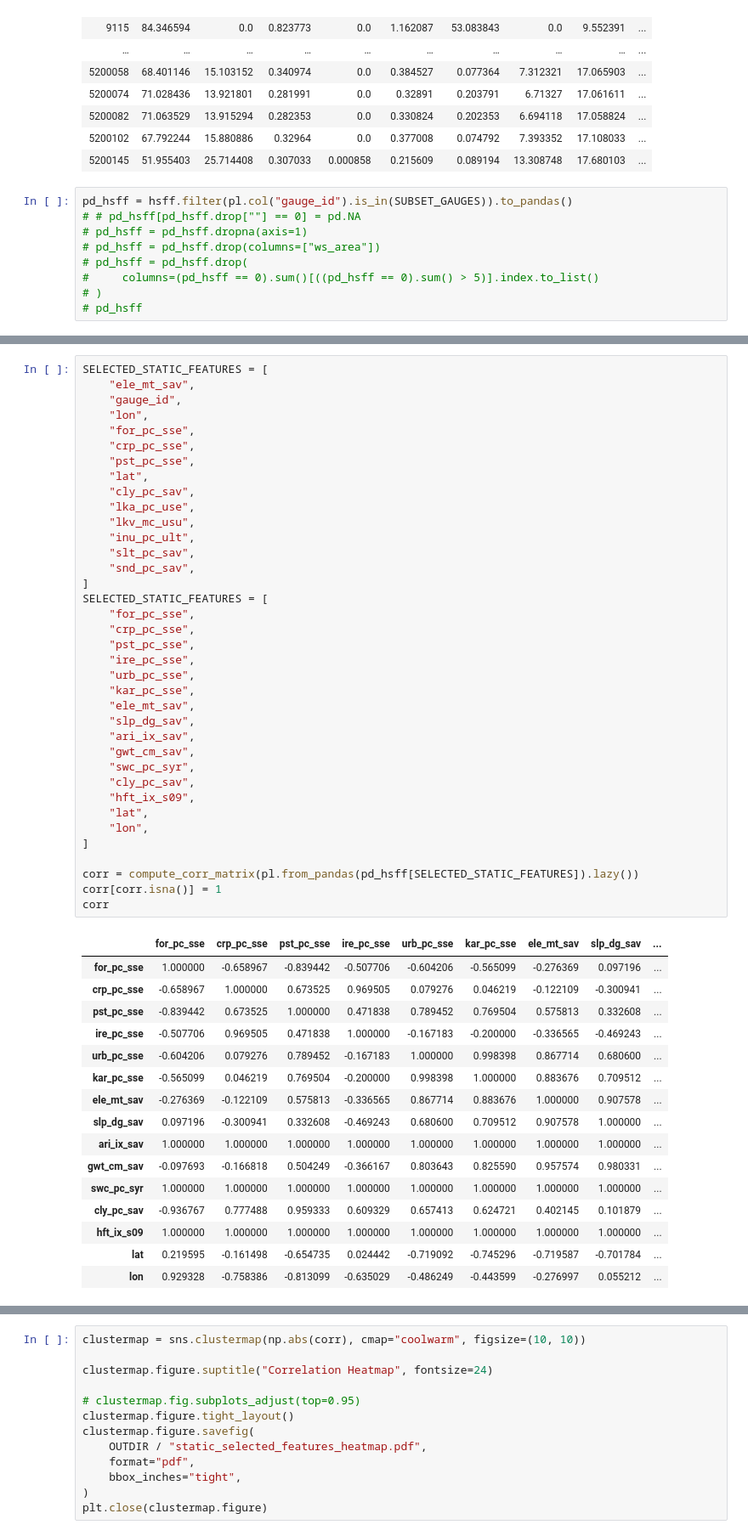
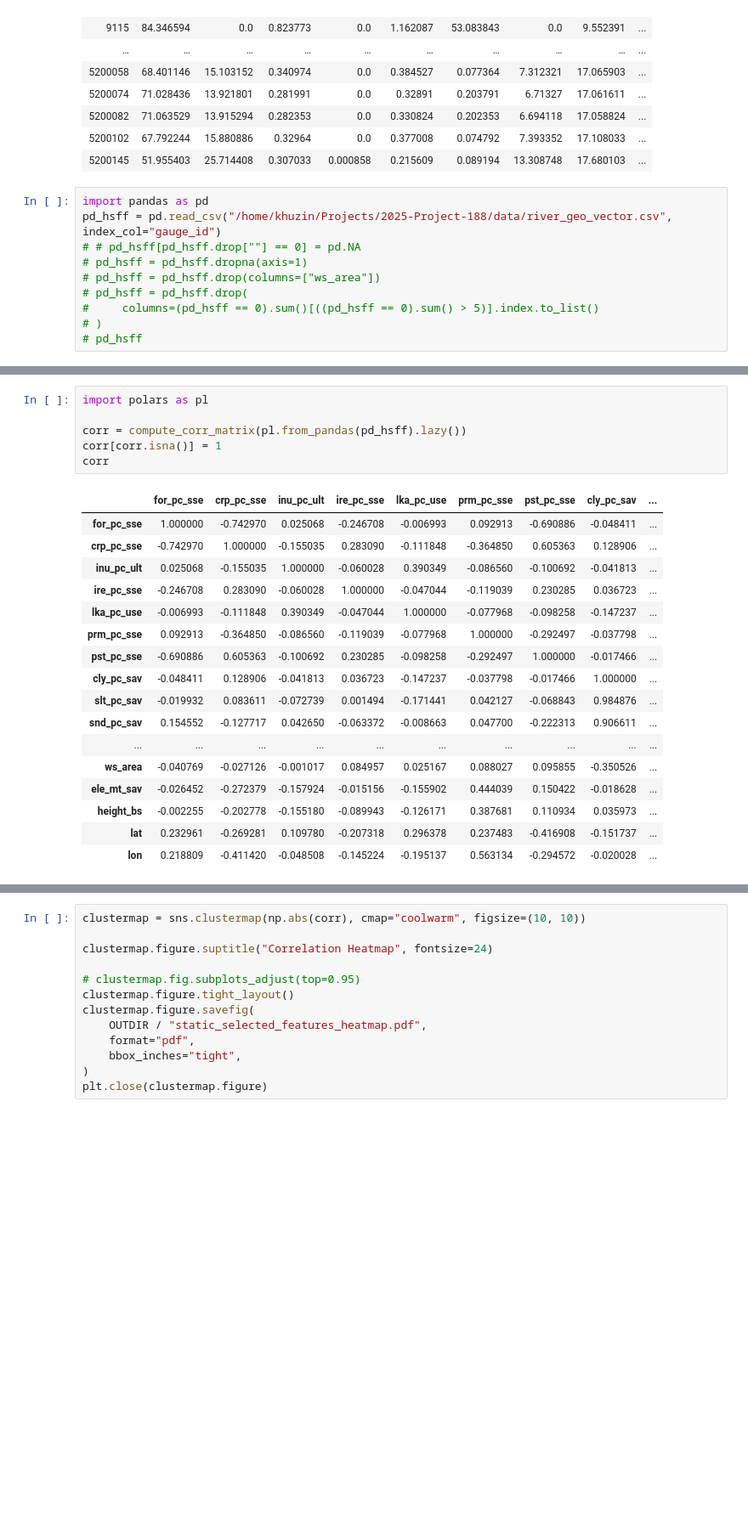
Before and after one commit to intsystems/2025-Project-188, a Jupyter notebook: code/notebooks/Fast and small/Data analysis.ipynb, the cells around one changed output, grey strips where cells are left out. Shown at 85% size. Saved outputs shown, nothing was run; the diff lists cells and outputs as text; blank space fills up the shorter version.

```diff
--- a/code/notebooks/Fast and small/Data analysis.ipynb
+++ b/code/notebooks/Fast and small/Data analysis.ipynb
@@ -194,7 +194,8 @@ shape: (2_203, 150)
 | 5200102 | 67.792244 | 15.880886 | 0.32964 | 0.0 | 0.377008 | 0.074792 | 7.393352 | 17.108033 | ... |
 | 5200145 | 51.955403 | 25.714408 | 0.307033 | 0.000858 | 0.215609 | 0.089194 | 13.308748 | 17.680103 | ... |
 # %%
-pd_hsff = hsff.filter(pl.col("gauge_id").is_in(SUBSET_GAUGES)).to_pandas()
+import pandas as pd
+pd_hsff = pd.read_csv("/home/khuzin/Projects/2025-Project-188/data/river_geo_vector.csv", index_col="gauge_id")
 # # pd_hsff[pd_hsff.drop[""] == 0] = pd.NA
 # pd_hsff = pd_hsff.dropna(axis=1)
 # pd_hsff = pd_hsff.drop(columns=["ws_area"])
@@ -234,54 +206,24 @@ print(pd_hsff[["gauge_id"] + SELECTED_STATIC_FEATURES ])
 # %%
-SELECTED_STATIC_FEATURES = [
-    "ele_mt_sav",
-    "gauge_id",
-    "lon",
-    "for_pc_sse",
-    "crp_pc_sse",
-    "pst_pc_sse",
-    "lat",
-    "cly_pc_sav",
-    "lka_pc_use",
-    "lkv_mc_usu",
-    "inu_pc_ult",
-    "slt_pc_sav",
-    "snd_pc_sav",
-]
-SELECTED_STATIC_FEATURES = [
-    "for_pc_sse",
-    "crp_pc_sse",
-    "pst_pc_sse",
-    "ire_pc_sse",
-    "urb_pc_sse",
-    "kar_pc_sse",
-    "ele_mt_sav",
-    "slp_dg_sav",
-    "ari_ix_sav",
-    "gwt_cm_sav",
-    "swc_pc_syr",
-    "cly_pc_sav",
-    "hft_ix_s09",
-    "lat",
-    "lon",
-]
+import polars as pl
 
-corr = compute_corr_matrix(pl.from_pandas(pd_hsff[SELECTED_STATIC_FEATURES]).lazy())
+corr = compute_corr_matrix(pl.from_pandas(pd_hsff).lazy())
 corr[corr.isna()] = 1
 corr
 # %% [output]
-|  | for_pc_sse | crp_pc_sse | pst_pc_sse | ire_pc_sse | urb_pc_sse | kar_pc_sse | ele_mt_sav | slp_dg_sav | ... |
-| for_pc_sse | 1.000000 | -0.658967 | -0.839442 | -0.507706 | -0.604206 | -0.565099 | -0.276369 | 0.097196 | ... |
-| crp_pc_sse | -0.658967 | 1.000000 | 0.673525 | 0.969505 | 0.079276 | 0.046219 | -0.122109 | -0.300941 | ... |
-| pst_pc_sse | -0.839442 | 0.673525 | 1.000000 | 0.471838 | 0.789452 | 0.769504 | 0.575813 | 0.332608 | ... |
-| ire_pc_sse | -0.507706 | 0.969505 | 0.471838 | 1.000000 | -0.167183 | -0.200000 | -0.336565 | -0.469243 | ... |
-| urb_pc_sse | -0.604206 | 0.079276 | 0.789452 | -0.167183 | 1.000000 | 0.998398 | 0.867714 | 0.680600 | ... |
-| kar_pc_sse | -0.565099 | 0.046219 | 0.769504 | -0.200000 | 0.998398 | 1.000000 | 0.883676 | 0.709512 | ... |
-| ele_mt_sav | -0.276369 | -0.122109 | 0.575813 | -0.336565 | 0.867714 | 0.883676 | 1.000000 | 0.907578 | ... |
-| slp_dg_sav | 0.097196 | -0.300941 | 0.332608 | -0.469243 | 0.680600 | 0.709512 | 0.907578 | 1.000000 | ... |
-| ari_ix_sav | 1.000000 | 1.000000 | 1.000000 | 1.000000 | 1.000000 | 1.000000 | 1.000000 | 1.000000 | ... |
-| gwt_cm_sav | -0.097693 | -0.166818 | 0.504249 | -0.366167 | 0.803643 | 0.825590 | 0.957574 | 0.980331 | ... |
-| swc_pc_syr | 1.000000 | 1.000000 | 1.000000 | 1.000000 | 1.000000 | 1.000000 | 1.000000 | 1.000000 | ... |
-| cly_pc_sav | -0.936767 | 0.777488 | 0.959333 | 0.609329 | 0.657413 | 0.624721 | 0.402145 | 0.101879 | ... |
-| hft_ix_s09 | 1.000000 | 1.000000 | 1.000000 | 1.000000 | 1.000000 | 1.000000 | 1.000000 | 1.000000 | ... |
-| lat | 0.219595 | -0.161498 | -0.654735 | 0.024442 | -0.719092 | -0.745296 | -0.719587 | -0.701784 | ... |
-| lon | 0.929328 | -0.758386 | -0.813099 | -0.635029 | -0.486249 | -0.443599 | -0.276997 | 0.055212 | ... |
+|  | for_pc_sse | crp_pc_sse | inu_pc_ult | ire_pc_sse | lka_pc_use | prm_pc_sse | pst_pc_sse | cly_pc_sav | ... |
+| for_pc_sse | 1.000000 | -0.742970 | 0.025068 | -0.246708 | -0.006993 | 0.092913 | -0.690886 | -0.048411 | ... |
+| crp_pc_sse | -0.742970 | 1.000000 | -0.155035 | 0.283090 | -0.111848 | -0.364850 | 0.605363 | 0.128906 | ... |
+| inu_pc_ult | 0.025068 | -0.155035 | 1.000000 | -0.060028 | 0.390349 | -0.086560 | -0.100692 | -0.041813 | ... |
+| ire_pc_sse | -0.246708 | 0.283090 | -0.060028 | 1.000000 | -0.047044 | -0.119039 | 0.230285 | 0.036723 | ... |
+| lka_pc_use | -0.006993 | -0.111848 | 0.390349 | -0.047044 | 1.000000 | -0.077968 | -0.098258 | -0.147237 | ... |
+| prm_pc_sse | 0.092913 | -0.364850 | -0.086560 | -0.119039 | -0.077968 | 1.000000 | -0.292497 | -0.037798 | ... |
+| pst_pc_sse | -0.690886 | 0.605363 | -0.100692 | 0.230285 | -0.098258 | -0.292497 | 1.000000 | -0.017466 | ... |
+| cly_pc_sav | -0.048411 | 0.128906 | -0.041813 | 0.036723 | -0.147237 | -0.037798 | -0.017466 | 1.000000 | ... |
+| slt_pc_sav | -0.019932 | 0.083611 | -0.072739 | 0.001494 | -0.171441 | 0.042127 | -0.068843 | 0.984876 | ... |
+| snd_pc_sav | 0.154552 | -0.127717 | 0.042650 | -0.063372 | -0.008663 | 0.047700 | -0.222313 | 0.906611 | ... |
+| ... | ... | ... | ... | ... | ... | ... | ... | ... | ... |
+| ws_area | -0.040769 | -0.027126 | -0.001017 | 0.084957 | 0.025167 | 0.088027 | 0.095855 | -0.350526 | ... |
+| ele_mt_sav | -0.026452 | -0.272379 | -0.157924 | -0.015156 | -0.155902 | 0.444039 | 0.150422 | -0.018628 | ... |
+| height_bs | -0.002255 | -0.202778 | -0.155180 | -0.089943 | -0.126171 | 0.387681 | 0.110934 | 0.035973 | ... |
+| lat | 0.232961 | -0.269281 | 0.109780 | -0.207318 | 0.296378 | 0.237483 | -0.416908 | -0.151737 | ... |
+| lon | 0.218809 | -0.411420 | -0.048508 | -0.145224 | -0.195137 | 0.563134 | -0.294572 | -0.020028 | ... |
```
Also changed, not shown: parts of 6 cells of this notebook, 47 other files.
